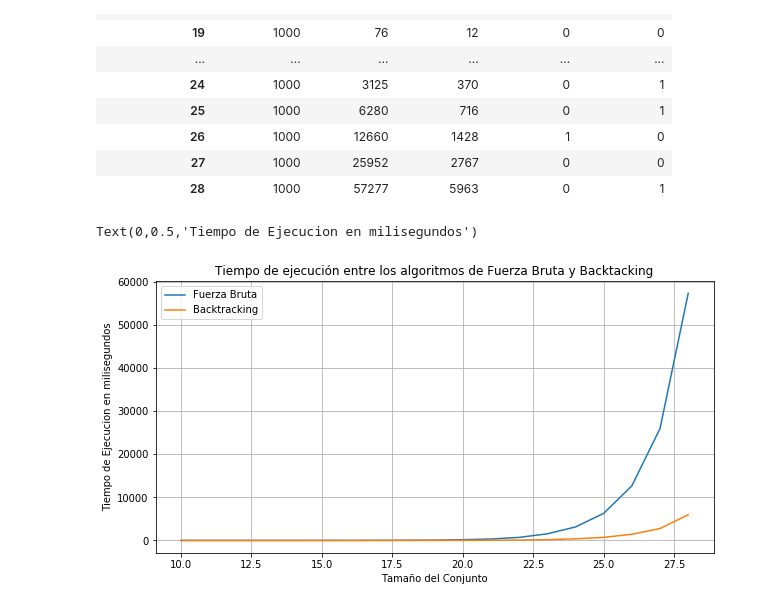
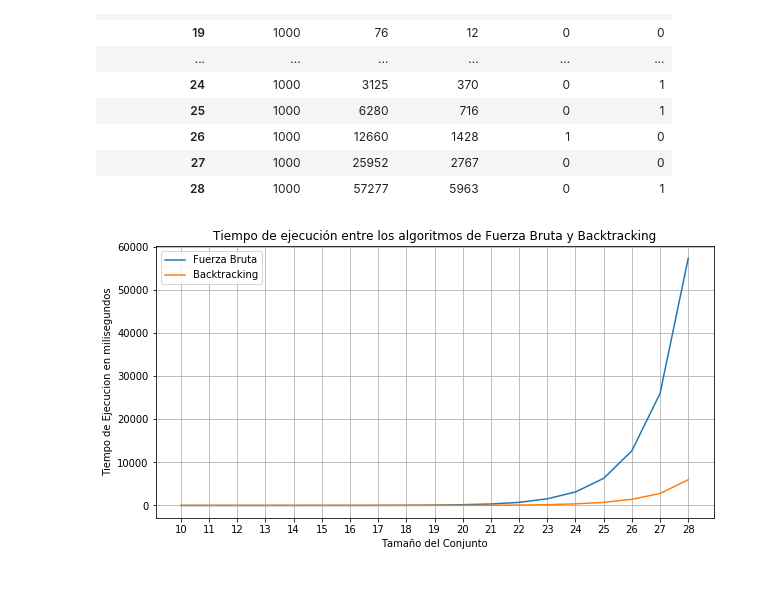
Before and after one commit to gonzalokun/AED3TP1, a Jupyter notebook: notebookTP.ipynb, the cells around one changed output. Drawn from its saved outputs; the diff is of its cells as text; code cells hidden in the pictures.

```diff
--- a/notebookTP.ipynb
+++ b/notebookTP.ipynb
@@ -27,9 +27,10 @@ tabla1
 | 28 | 1000 | 57277 | 5963 | 0 | 1 |
 # %%
 #list(tabla1)
-graf1 = tabla1[["Fuerza Bruta", "Backtracking"]].plot(figsize=(10, 5), grid=True, title="Tiempo de ejecución entre los algoritmos de Fuerza Bruta y Backtacking")
+listaPlot = [i for i in range(10, 29)]
+graf1 = tabla1[["Fuerza Bruta", "Backtracking"]].plot(xticks=listaPlot,figsize=(10, 5), grid=True, title="Tiempo de ejecución entre los algoritmos de Fuerza Bruta y Backtracking")
 graf1.set_xlabel("Tamaño del Conjunto")
 graf1.set_ylabel("Tiempo de Ejecucion en milisegundos")
+plt.savefig("G1.pdf")
 # %% [output]
-Text(0,0.5,'Tiempo de Ejecucion en milisegundos')
-[figure, old version]
+[figure, new version]
```
Also changed, not shown: parts of 9 cells of this notebook, 39 other files.
